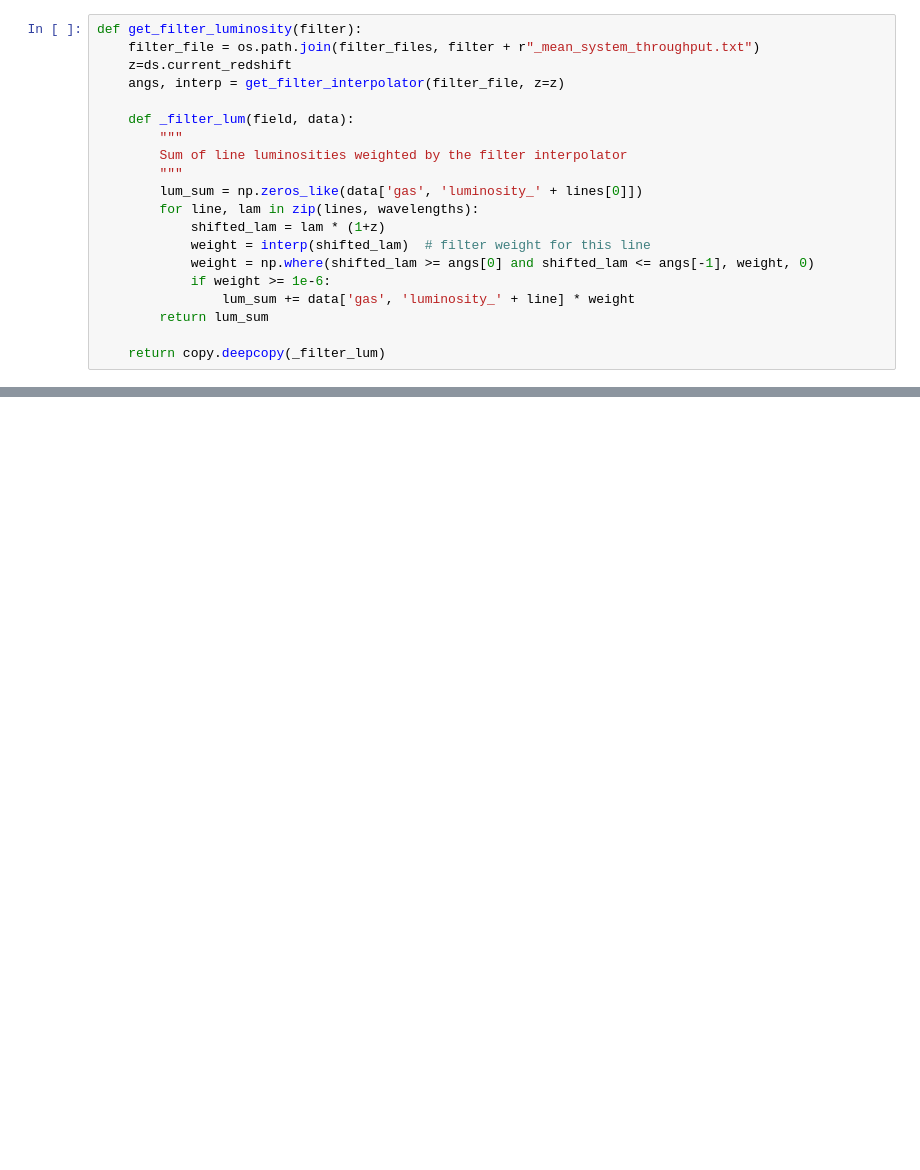
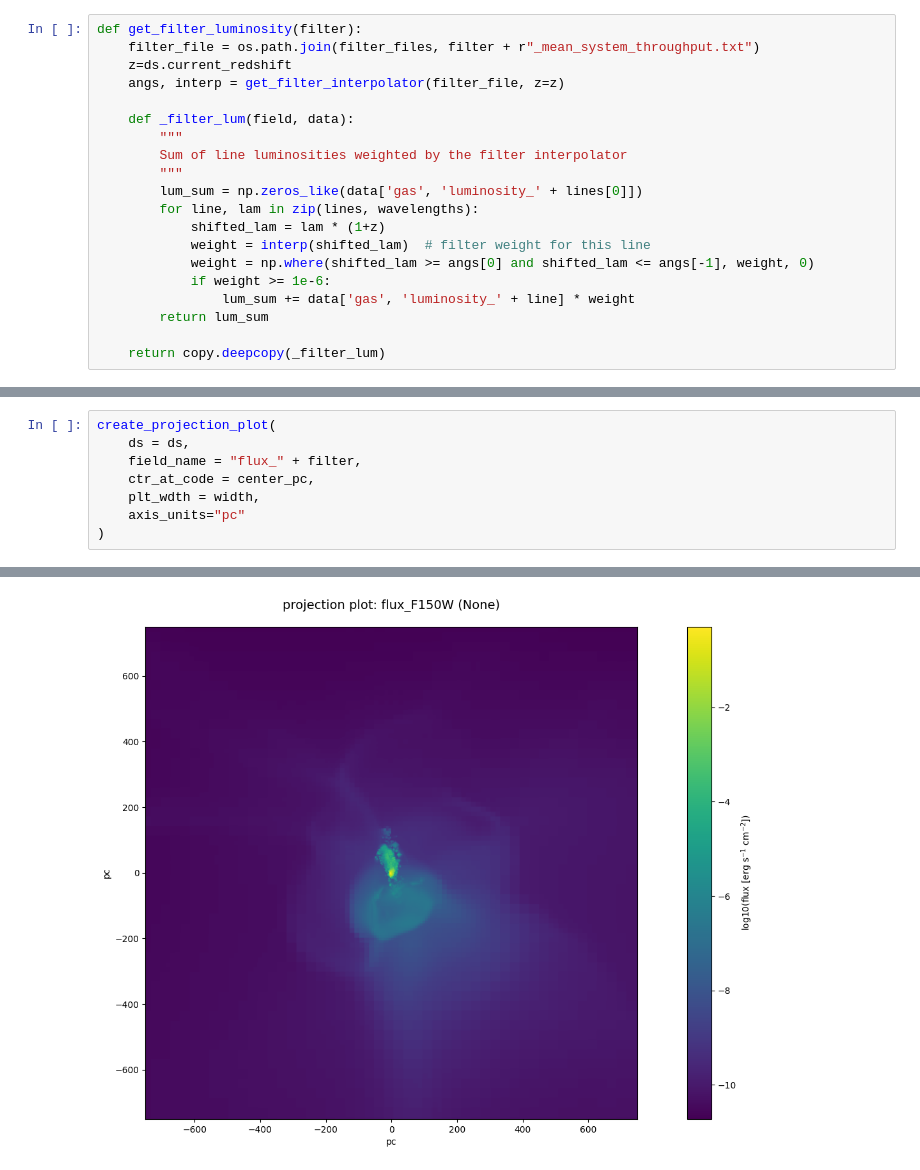
Before and after one commit to aetherumd/imaging-notes, a Jupyter notebook: lines_continuum_combo.ipynb, the cells around one changed output, grey strips where cells are left out. Cells and saved outputs as stored; diff of their text form; blank space fills up the shorter version.

```diff
--- a/lines_continuum_combo.ipynb
+++ b/lines_continuum_combo.ipynb
@@ -150,0 +246,9 @@ for f in filters:
+# %%
+create_projection_plot(
+    ds = ds,
+    field_name = "flux_" + filter,
+    ctr_at_code = center_pc,
+    plt_wdth = width,
+    axis_units="pc"
+)
+# %% [output]
@@ -150,0 +262 @@ for f in filters:
+[figure, added]
```
Also changed, not shown: parts of 12 cells of this notebook, 1 other file.
